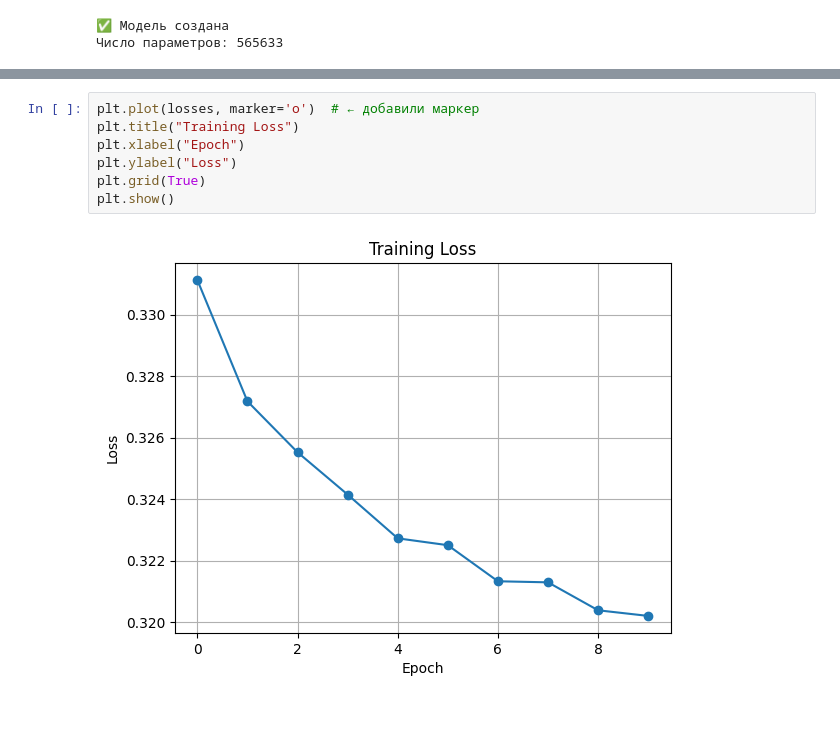
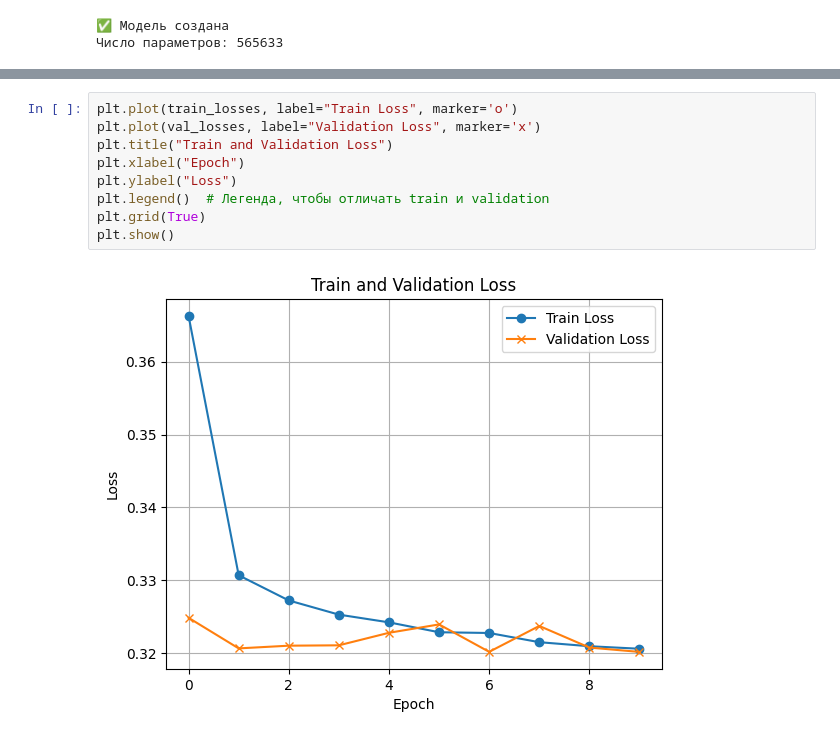
Before and after one commit to smthCreate/practice, a Jupyter notebook: 1.ipynb, the cells around one changed output, grey strips where cells are left out. Cells and saved outputs as stored; diff of their text form.

```diff
--- a/1.ipynb
+++ b/1.ipynb
@@ -118,12 +194,14 @@ print(f"AUC-ROC:  {roc_auc_score(targets, all_preds):.4f}")
 # %%
-plt.plot(losses, marker='o')  # ← добавили маркер
-plt.title("Training Loss")
+plt.plot(train_losses, label="Train Loss", marker='o')
+plt.plot(val_losses, label="Validation Loss", marker='x')
+plt.title("Train and Validation Loss")
 plt.xlabel("Epoch")
 plt.ylabel("Loss")
+plt.legend()  # Легенда, чтобы отличать train и validation
 plt.grid(True)
 plt.show()
 # %% [output]
-[figure, old version]
+[figure, new version]
 # %%
 # === Ячейка: Пример предсказания (инференс) ===
 
```
Also changed, not shown: parts of 5 cells of this notebook, 3 other files.
